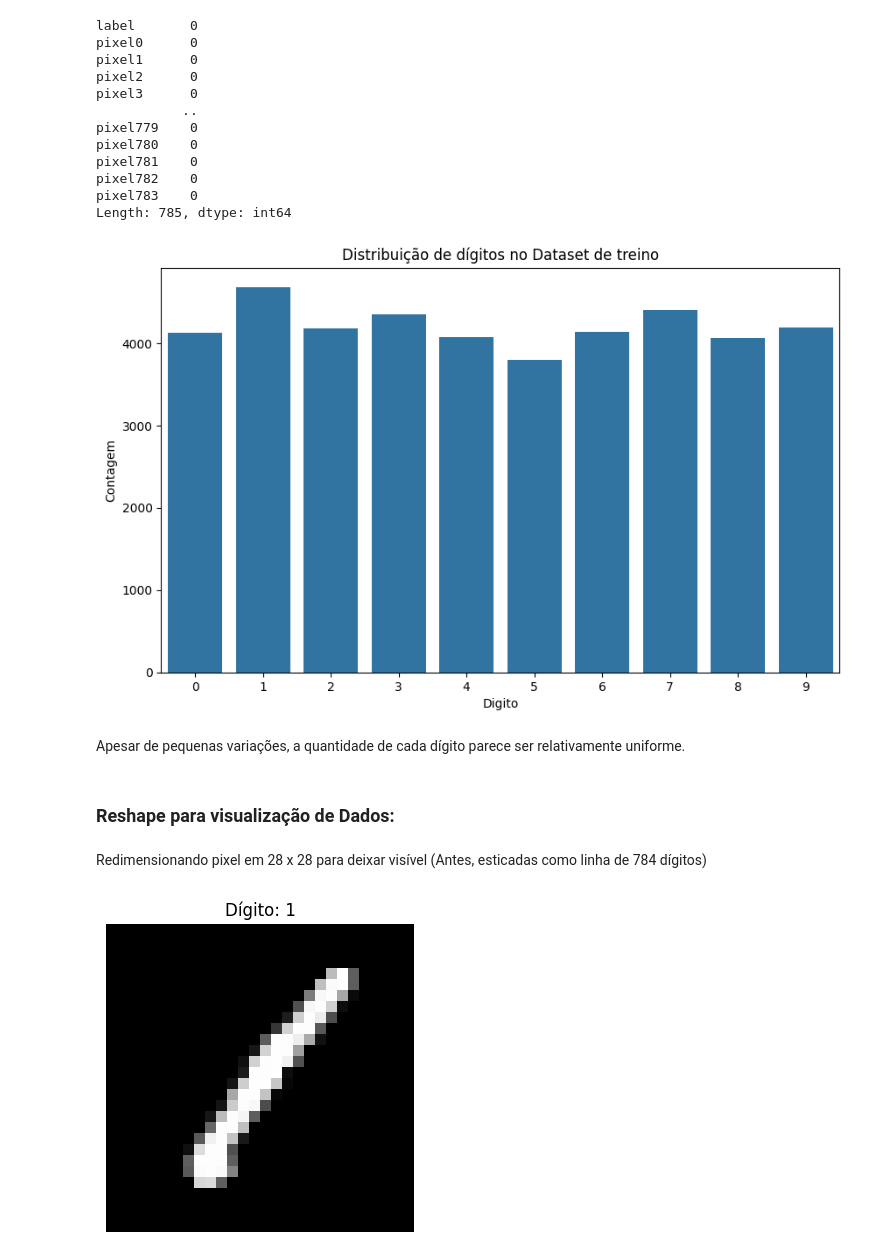
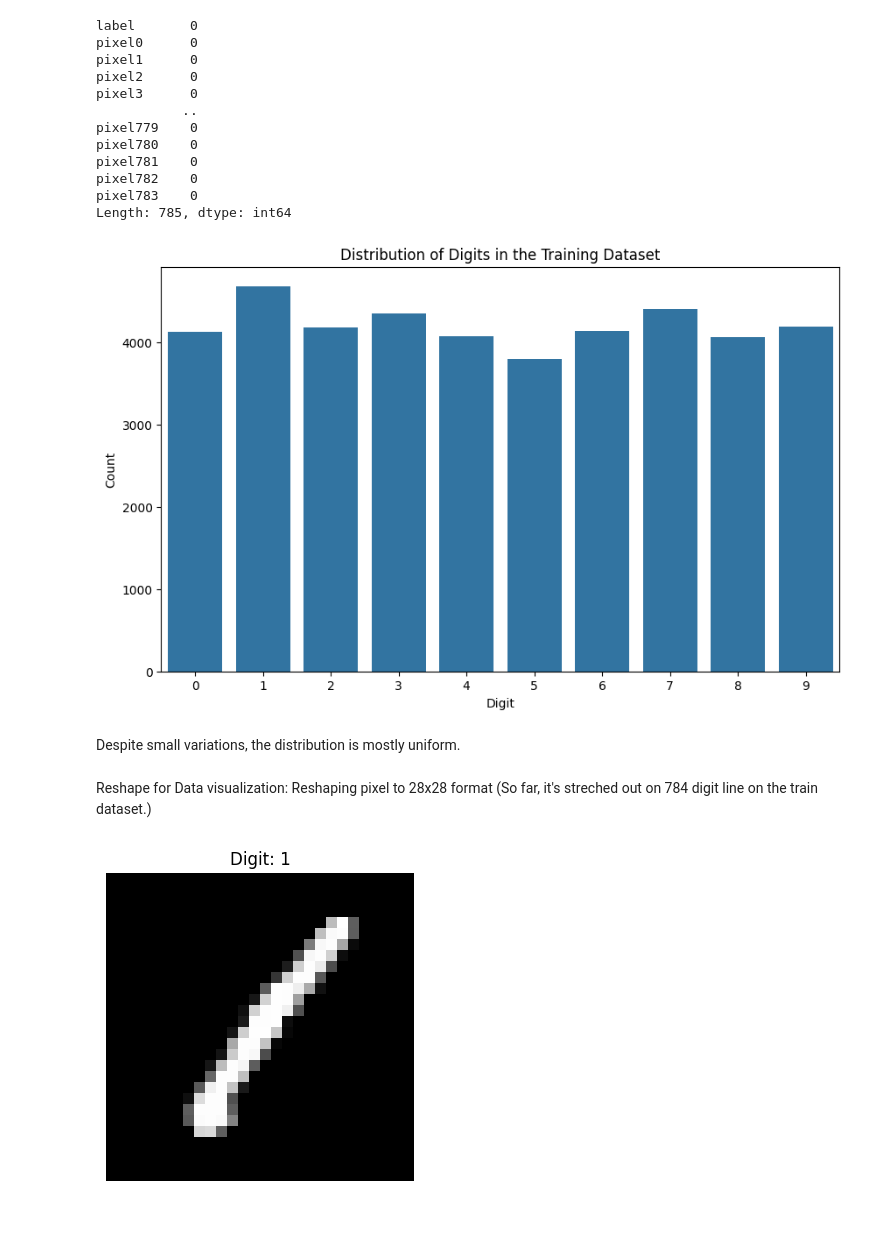
Before and after one commit to nogsposito/digit-recognizer, a Jupyter notebook: notebooks/01_eda.ipynb, the cells around one changed output. Saved outputs shown, nothing was run; the diff lists cells and outputs as text; code cells hidden in the pictures; blank space fills up the shorter version.

```diff
--- a/notebooks/01_eda.ipynb
+++ b/notebooks/01_eda.ipynb
@@ -30,32 +35,30 @@ Length: 785, dtype: int64
 # %%
 plt.figure(figsize=(10, 6))
 sns.countplot(x='label', data=train)
-plt.title('Distribuição de dígitos no Dataset de treino')
-plt.xlabel('Digito')
-plt.ylabel('Contagem')
+plt.title('Distribution of Digits in the Training Dataset')
+plt.xlabel('Digit')
+plt.ylabel('Count')
 plt.show()
 # %% [output]
-[figure, old version]
+[figure, new version]
 # %% [markdown]
-Apesar de pequenas variações, a quantidade de cada dígito parece ser relativamente uniforme.
+Despite small variations, the distribution is mostly uniform.
 # %% [markdown]
-### Reshape para visualização de Dados:
+Reshape for Data visualization: Reshaping pixel to 28x28 format (So far, it's streched out on 784 digit line on the train dataset.)
-# %% [markdown]
-Redimensionando pixel em 28 x 28 para deixar visível (Antes, esticadas como linha de 784 dígitos)
 # %%
 X_train = train.drop(columns=['label'])
 Y_train = train['label']
 
 # Plotando dígito específico
 def plot_digit(data, index):
     image = data.iloc[index].values.reshape(28,28)
     plt.imshow(image, cmap='gray')
     plt.axis('off')
 
 # Plotando dígito de exemplo
 plt.figure(figsize=(4, 4))
 plot_digit(X_train, 0)
-plt.title(f'Dígito: {Y_train[0]}')
+plt.title(f'Digit: {Y_train[0]}')
 plt.show()
 # %% [output]
-[figure, old version]
+[figure, new version]
```
Also changed, not shown: parts of 25 cells of this notebook, 1 other file.
